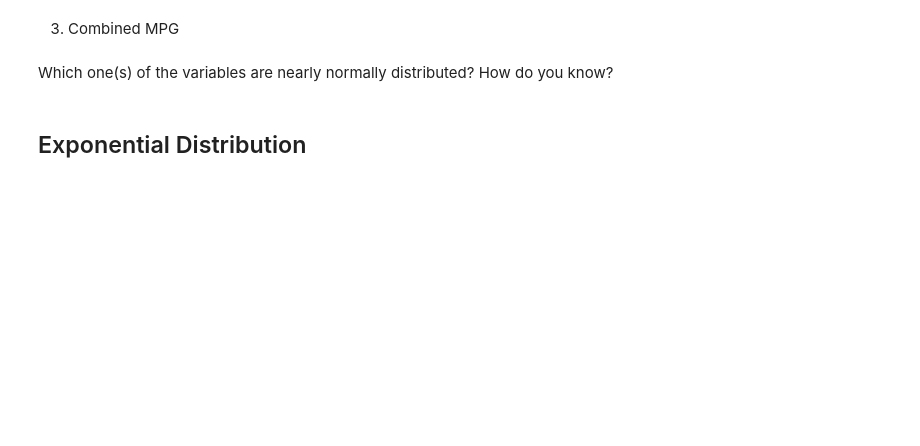
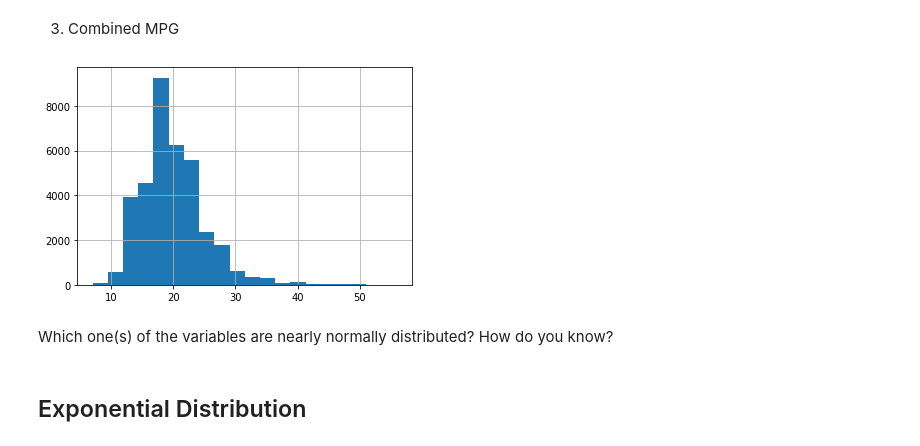
Before and after one commit to ta-data-mexpt/lab-continuous-probability-distribution, a Jupyter notebook: your-code/main.ipynb, the cells around one changed output. Saved outputs shown, nothing was run; the diff lists cells and outputs as text; code cells hidden in the pictures; blank space fills up the shorter version.

```diff
--- a/your-code/main.ipynb
+++ b/your-code/main.ipynb
@@ -117,2 +131,6 @@ Then plot the histograms for the following variables:
+# %%
+data["Combined MPG"].hist(bins=20);
+# %% [output]
+[figure, added]
 # %% [markdown]
 Which one(s) of the variables are nearly normally distributed? How do you know?
```
Also changed, not shown: parts of 19 cells of this notebook.
